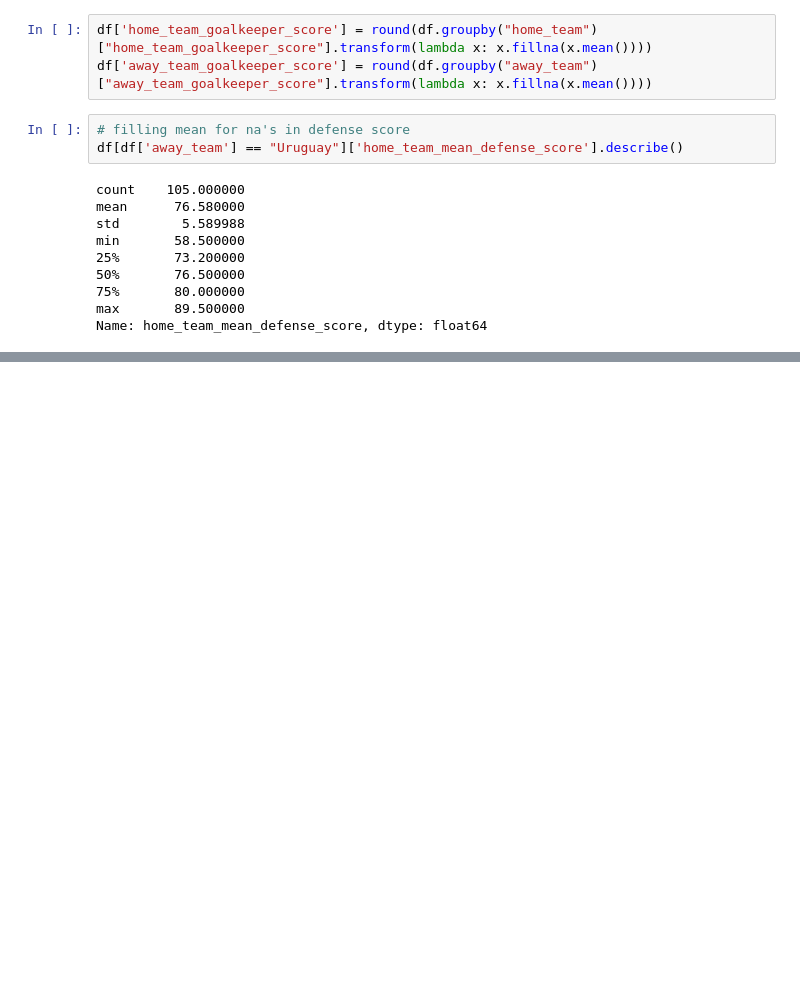
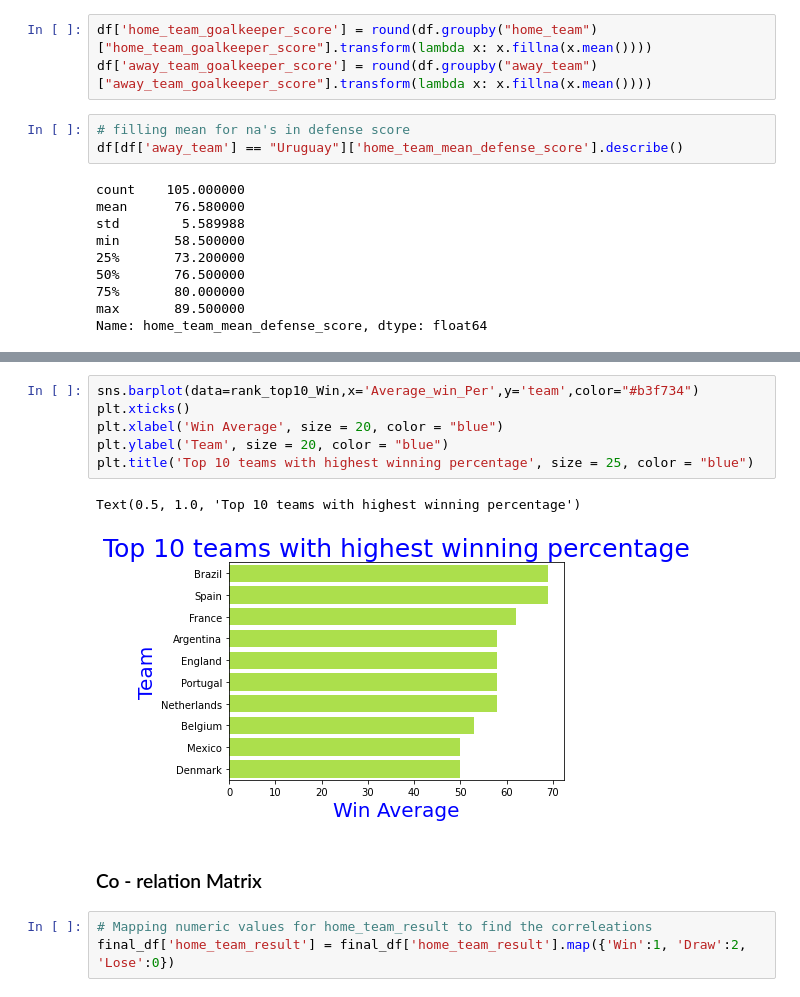
Before and after one commit to Dalton-Rohil/FIFA-2022-Predictions, a Jupyter notebook: Data Preparation & EDA.ipynb, the cells around one changed output, grey strips where cells are left out. Cells and saved outputs as stored; diff of their text form; blank space fills up the shorter version.

```diff
--- a/Data Preparation & EDA.ipynb
+++ b/Data Preparation & EDA.ipynb
@@ -538,0 +387,14 @@ qatar.to_csv
+# %%
+sns.barplot(data=rank_top10_Win,x='Average_win_Per',y='team',color="#b3f734")
+plt.xticks()
+plt.xlabel('Win Average', size = 20, color = "blue")
+plt.ylabel('Team', size = 20, color = "blue")
+plt.title('Top 10 teams with highest winning percentage', size = 25, color = "blue")
+# %% [output]
+Text(0.5, 1.0, 'Top 10 teams with highest winning percentage')
+[figure, added]
+# %% [markdown]
+### Co - relation Matrix
+# %%
+# Mapping numeric values for home_team_result to find the correleations
+final_df['home_team_result'] = final_df['home_team_result'].map({'Win':1, 'Draw':2, 'Lose':0})
```
Also changed, not shown: parts of 55 cells of this notebook.
